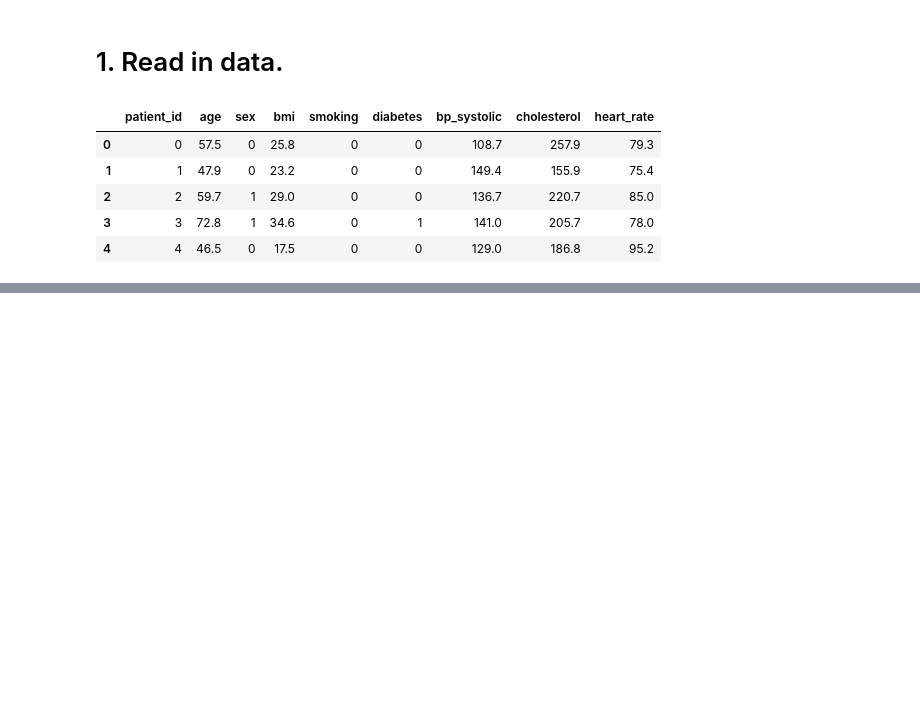
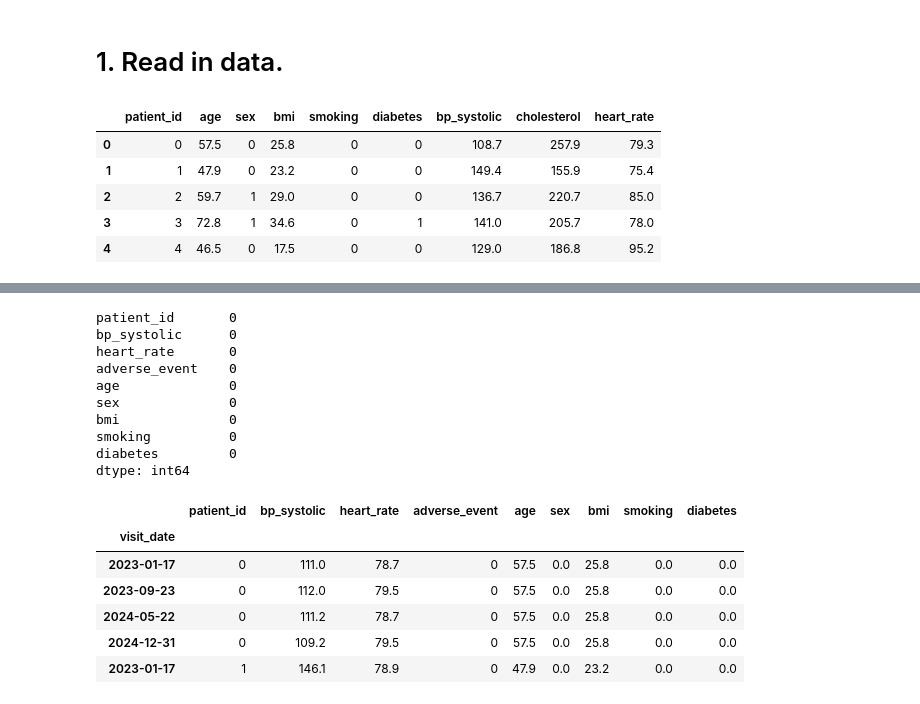
Before and after one commit to UCSF-DataSci/08-time-stats-and-ml-irisk2050, a Jupyter notebook: modeling.ipynb, the cells around one changed output, grey strips where cells are left out. Cells and saved outputs as stored; diff of their text form; code cells hidden in the pictures; blank space fills up the shorter version.

```diff
--- a/modeling.ipynb
+++ b/modeling.ipynb
@@ -24,0 +37,47 @@ df_baseline.head()
+# %%
+# Convert `visit_date` to datetime
+df_longitudinal['visit_date'] = pd.to_datetime(df_longitudinal['visit_date'], format='%Y-%m-%d')
+
+# Sort values by `patient_id` and `visit_date` for consistency
+df_longitudinal = df_longitudinal.sort_values(by=['patient_id', 'visit_date'])
+
+# Remove duplicates by averaging duplicated entries per `patient_id` and `visit_date`
+df_longitudinal = df_longitudinal.groupby(['patient_id', 'visit_date']).agg({
+    'bp_systolic': 'mean',
+    'heart_rate': 'mean',
+    'adverse_event': 'max',  # 1 if patient ever experienced cardiovascular event
+    'age': 'first',
+    'sex': 'first',
+    'bmi': 'first',
+    'smoking': 'first',
+    'diabetes': 'first'
+}).reset_index()
+
+# Set up the DatetimeIndex and fill any missing values by interpolation
+df_longitudinal.set_index('visit_date', inplace=True)
+
+# Interpolate all numeric columns for missing values
+df_longitudinal.interpolate(method='linear', inplace=True)
+# %%
+# Check for missing values
+print(df_longitudinal.isnull().sum())
+
+df_longitudinal.head()
+# %% [output]
+patient_id       0
+bp_systolic      0
+heart_rate       0
+adverse_event    0
+age              0
+sex              0
+bmi              0
+smoking          0
+diabetes         0
+dtype: int64
+|  | patient_id | bp_systolic | heart_rate | adverse_event | age | sex | bmi | smoking | diabetes |
+| visit_date |  |  |  |  |  |  |  |  |  |
+| 2023-01-17 | 0 | 111.0 | 78.7 | 0 | 57.5 | 0.0 | 25.8 | 0.0 | 0.0 |
+| 2023-09-23 | 0 | 112.0 | 79.5 | 0 | 57.5 | 0.0 | 25.8 | 0.0 | 0.0 |
+| 2024-05-22 | 0 | 111.2 | 78.7 | 0 | 57.5 | 0.0 | 25.8 | 0.0 | 0.0 |
+| 2024-12-31 | 0 | 109.2 | 79.5 | 0 | 57.5 | 0.0 | 25.8 | 0.0 | 0.0 |
+| 2023-01-17 | 1 | 146.1 | 78.9 | 0 | 47.9 | 0.0 | 23.2 | 0.0 | 0.0 |
```
Also changed, not shown: parts of 9 cells of this notebook.
